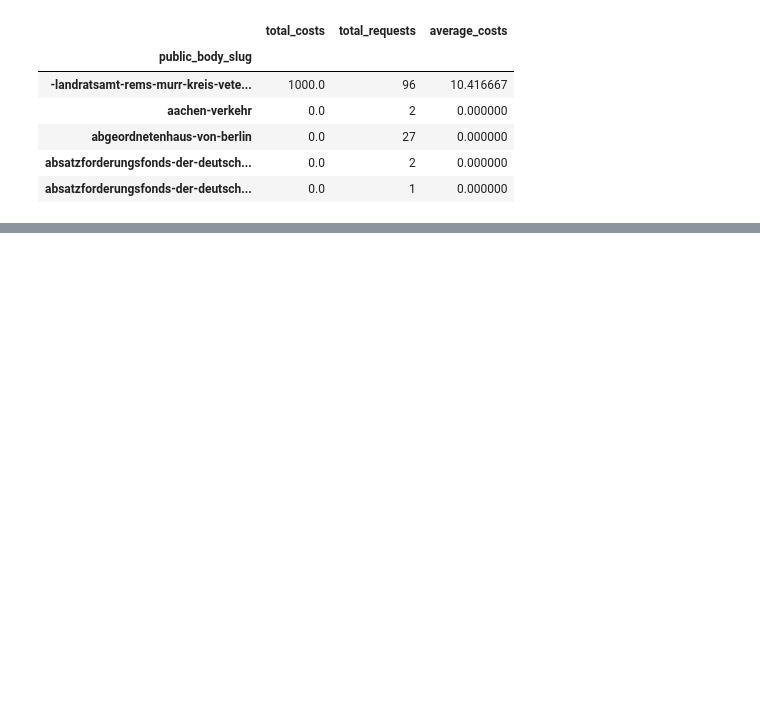
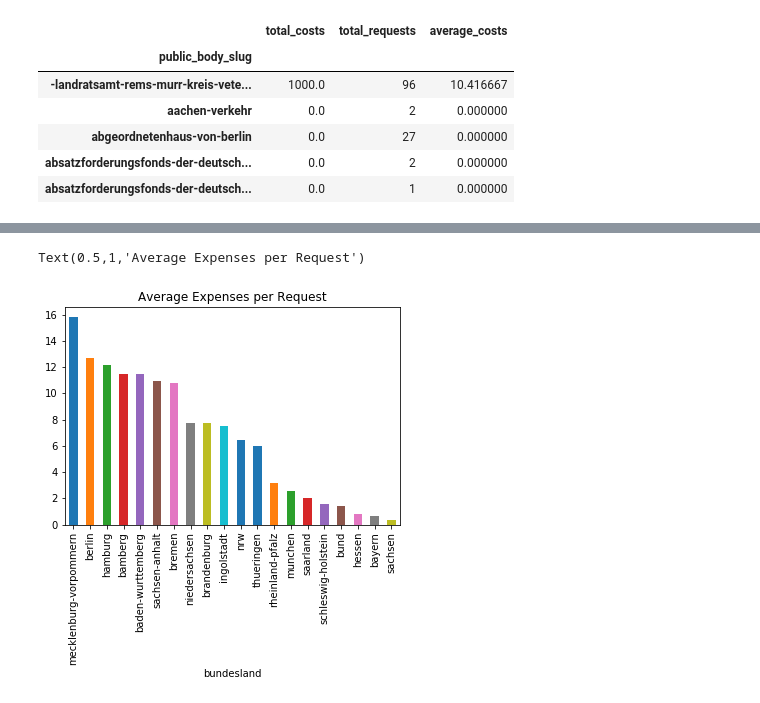
Before and after one commit to chaseinstead/fdsstat, a Jupyter notebook: fds_first_stats.ipynb, the cells around one changed output, grey strips where cells are left out. Cells and saved outputs as stored; diff of their text form; code cells hidden in the pictures; blank space fills up the shorter version.

```diff
--- a/fds_first_stats.ipynb
+++ b/fds_first_stats.ipynb
@@ -129,0 +208,4 @@ new_df.sort_values('average_costs', ascending=False) #!!!
+# %%
+bl["average_costs"] = bl["total_costs"] / bl["total_requests"]
+bl = bl.sort_values("average_costs", ascending=False)
+bl.head(30) # !!!!!!
@@ -129,0 +233,8 @@ new_df.sort_values('average_costs', ascending=False) #!!!
+# %%
+# select relevant data
+plot_data = bl["average_costs"].head(20)
+plot_data.plot(kind="bar")
+plt.title("Average Expenses per Request")
+# %% [output]
+Text(0.5,1,'Average Expenses per Request')
+[figure, added]
```
Also changed, not shown: parts of 13 cells of this notebook.
